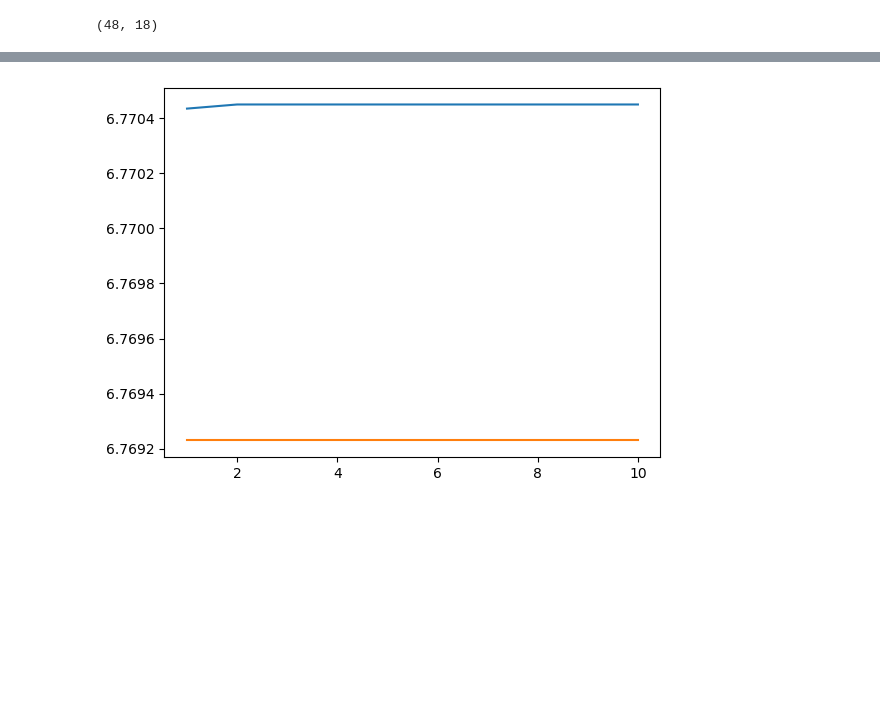
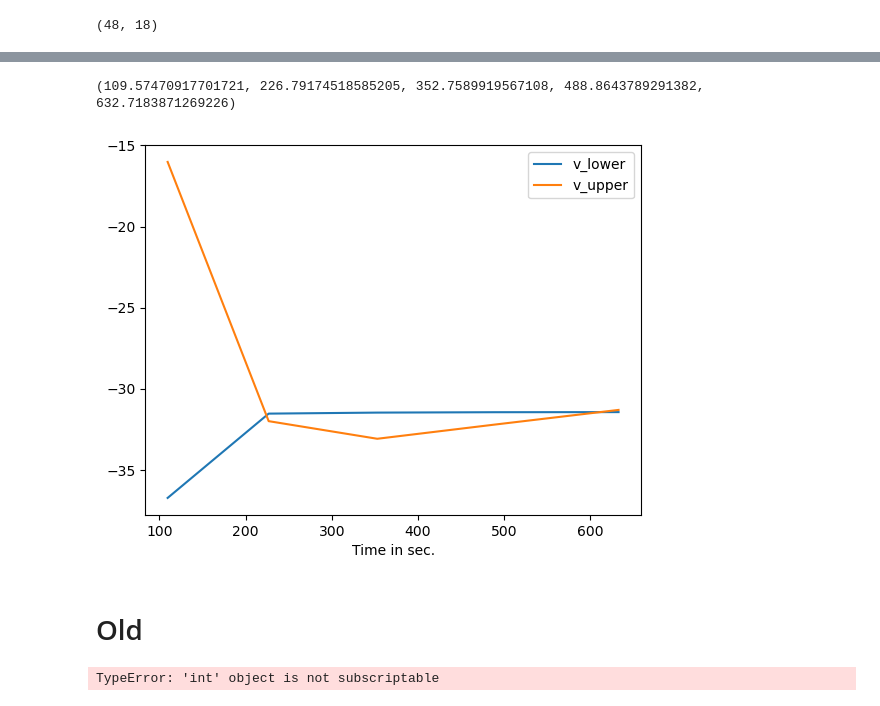
Before and after one commit to maxvolk/sddp, a Jupyter notebook: SDDP.ipynb, the cells around one changed output, grey strips where cells are left out. Cells and saved outputs as stored; diff of their text form; code cells hidden in the pictures; blank space fills up the shorter version.

Commit message:
sddp update

```diff
--- a/SDDP.ipynb
+++ b/SDDP.ipynb
@@ -837,19 +852,28 @@ def generate_scenarios(q: dict, t_max: int) -> dict:
     S = {i: {t: scenarios_raw[i][t-1] for t in range(1,len(scenarios_raw[i])+1)} for i in range(len(scenarios_raw))}
     return S
 # %%
-def plot_bounds(dict_lower: dict, dict_upper: dict):
+def plot_bounds(dict_lower: dict, dict_upper: dict, dict_times: dict):
+
+    lists_times = sorted(dict_times.items())
+
+    x, x_times = zip(*lists_times)
+    print(x_times)
 
     lists_lower = sorted(dict_lower.items()) # sorted by key, return a list of tuples
 
-    x, y = zip(*lists_lower) # unpack list of pairs into two tuples
+    x, y_lower = zip(*lists_lower) # unpack list of pairs into two tuples
 
-    plt.plot(x, y)
+    plt.plot(x_times, y_lower, label="v_lower")
 
     lists_upper= sorted(dict_upper.items()) # sorted by key, return a list of tuples
 
-    x, y = zip(*lists_upper) # unpack list of pairs into two tuples
+    x, y_upper = zip(*lists_upper) # unpack list of pairs into two tuples
 
-    plt.plot(x, y)
+    plt.plot(x_times, y_upper, label="v_upper")
+
+    plt.legend(loc="upper right")
+
+    plt.xlabel("Time in sec.")
 
     plt.show()
 # %% [markdown]
@@ -1156,7 +1180,7 @@ plot_bounds(result_blsddp['v_lower'], result_blsddp['v_upper']) # Alg took 6m 43
 # %% [markdown]
 ## Energy example - larger
 # %%
-input_data = pd.read_excel("input_data.xlsx", nrows=48)
+input_data = pd.read_excel("input/input_data.xlsx", nrows=48)
 # %%
 input_data.head(10)
 # %% [output]
@@ -1178,7 +1202,8 @@ input_data.shape
 # %%
 ## INPUT
 
-t_max = 24
+t_max = 36 # 48
+
 assert t_max <= input_data.shape[0]
 
 
@@ -1206,7 +1231,7 @@ g_base[0] = 0
 epsilon_g = {t: {} for t in range(1,t_max+1)}
 theta_g = {t:  theta_g_const for t in range(1, t_max+1)} #0.65
 
-with open('standard_normal_quantization.pkl', 'rb') as f:
+with open('input/standard_normal_quantization.pkl', 'rb') as f:
     standardnormal_quantization = pickle.load(f)
 epsilon_g_quantization = [sigma_g * s for s in standardnormal_quantization]
 
@@ -1233,7 +1258,7 @@ for t in range(2, t_max):
 no_of_scenarios = pow(q_t, t_max)
 
 assert no_of_scenarios == pow(q_t, t_max)
-print(f"No. of scenarios: {no_of_scenarios}; per stage: {q_t}")
+print(f"No. of scenarios: {float(no_of_scenarios)}; per stage: {q_t}")
 
 
 
@@ -1320,8 +1345,8 @@ No. of scenarios: 6362685441135942358474828762538534230890216321; per stage: 81
 # %%
 # Algorithm parameters
-i_max = 4
+i_max = 5
 no_of_samples = 10
-z_max = no_of_samples * 5
+z_max = no_of_samples * 3
 batch_size = 5
 phi_list = [-100 for t in range(1, t_max+1)]
 phi_ = np.array([0,*phi_list])
@@ -1398,8 +1439,11 @@ with open("result_blsddp_large_1.pkl", 'wb') as handle:
     pickle.dump(result_blsddp, handle, protocol=pickle.HIGHEST_PROTOCOL)
 # %%
-plot_bounds(result_blsddp['v_lower'], result_blsddp['v_upper'])
+plot_bounds(result_blsddp['v_lower'], result_blsddp['v_upper'], result_blsddp["times"])
 # %% [output]
+(109.57470917701721, 226.79174518585205, 352.7589919567108, 488.8643789291382, 632.7183871269226)
-[figure, old version]
+[figure, new version]
+# %% [markdown]
+# Old
 # %%
 # Old
     price_from_grid[t] = {0: input_data.loc[t-1, 'price_from_grid_low'],
@@ -1514,3 +1558,13 @@ plot_bounds(result_blsddp['v_lower'], result_blsddp['v_upper'])
                     24: input_data.loc[t-1, 'epsilon_g_high'],
                     25: input_data.loc[t-1, 'epsilon_g_high'],
                     26: input_data.loc[t-1, 'epsilon_g_high']}
+# %%
+costs = []
+for scenario in range(1):
+    cost = []
+    for t in range(1, t_max+1):
+        k = scenario[t]
+        cost.append(np.dot(c[t][k], result_sddp["x"][result_sddp['i_max']][t][scenario]))
+    costs.append(sum(cost))
+# %% [output]
+TypeError: 'int' object is not subscriptable
```
Also changed, not shown: parts of 11 cells of this notebook, 3 other files.
